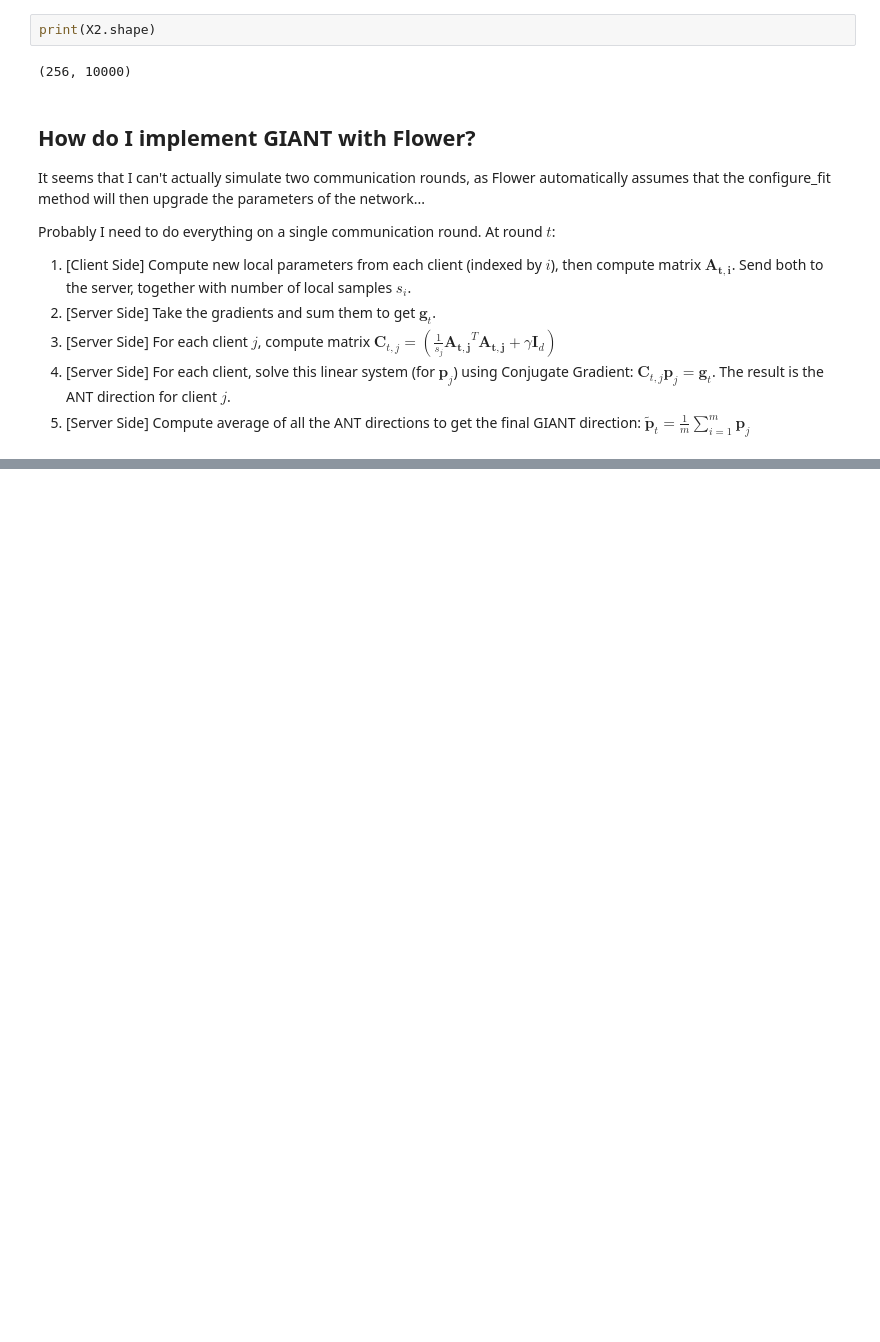
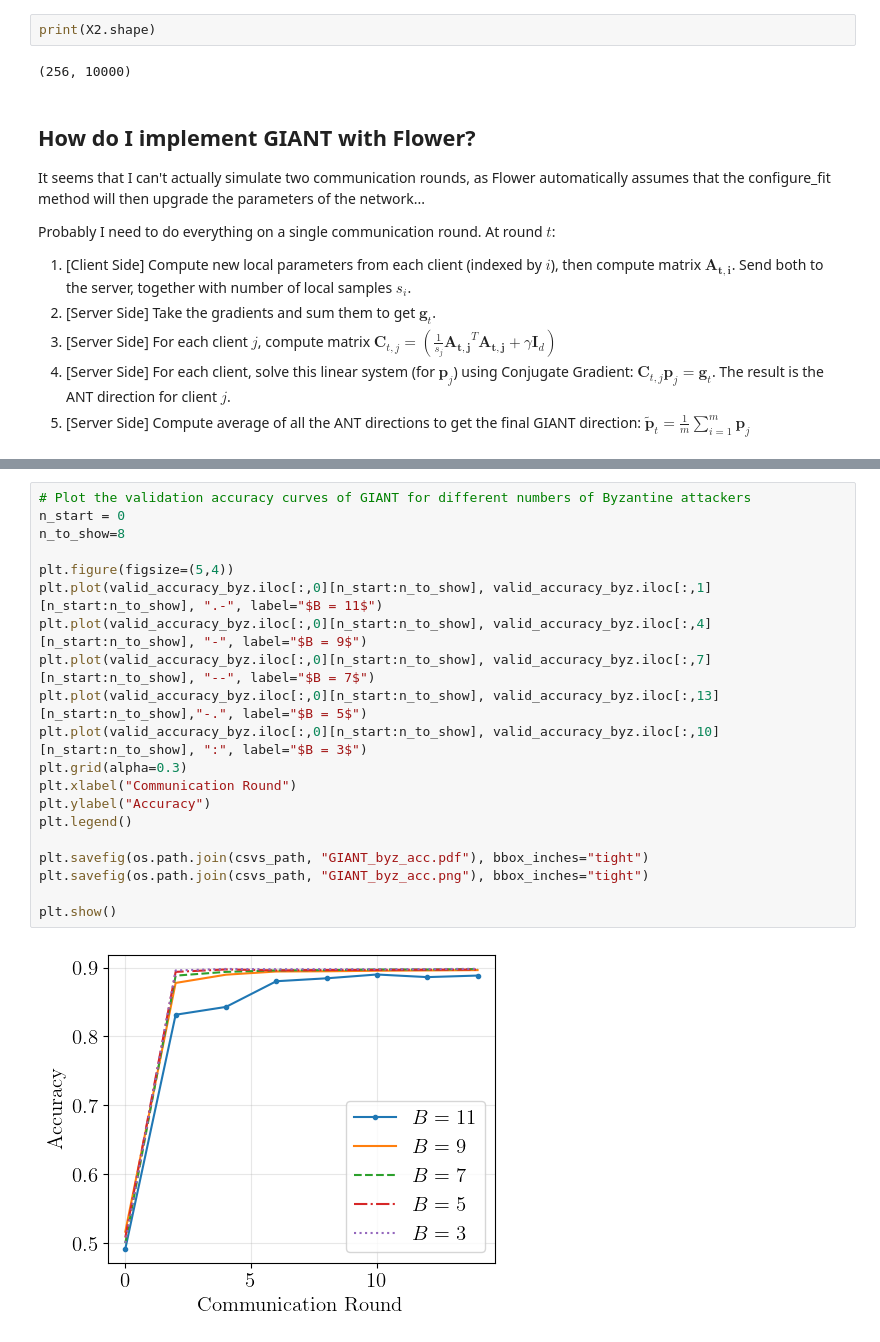
Before and after one commit to rmazzier/Distributed-Learning-project, a Jupyter notebook: notebook_riccardo.ipynb, the cells around one changed output, grey strips where cells are left out. Drawn from its saved outputs; the diff is of its cells as text; blank space fills up the shorter version.

```diff
--- a/notebook_riccardo.ipynb
+++ b/notebook_riccardo.ipynb
@@ -70,0 +190,22 @@ IMPLEMENT FL SIMULATOR FROM SCRATCH
+# %%
+# Plot the validation accuracy curves of GIANT for different numbers of Byzantine attackers
+n_start = 0
+n_to_show=8
+
+plt.figure(figsize=(5,4))
+plt.plot(valid_accuracy_byz.iloc[:,0][n_start:n_to_show], valid_accuracy_byz.iloc[:,1][n_start:n_to_show], ".-", label="$B = 11$")
+plt.plot(valid_accuracy_byz.iloc[:,0][n_start:n_to_show], valid_accuracy_byz.iloc[:,4][n_start:n_to_show], "-", label="$B = 9$")
+plt.plot(valid_accuracy_byz.iloc[:,0][n_start:n_to_show], valid_accuracy_byz.iloc[:,7][n_start:n_to_show], "--", label="$B = 7$")
+plt.plot(valid_accuracy_byz.iloc[:,0][n_start:n_to_show], valid_accuracy_byz.iloc[:,13][n_start:n_to_show],"-.", label="$B = 5$")
+plt.plot(valid_accuracy_byz.iloc[:,0][n_start:n_to_show], valid_accuracy_byz.iloc[:,10][n_start:n_to_show], ":", label="$B = 3$")
+plt.grid(alpha=0.3)
+plt.xlabel("Communication Round")
+plt.ylabel("Accuracy")
+plt.legend()
+
+plt.savefig(os.path.join(csvs_path, "GIANT_byz_acc.pdf"), bbox_inches="tight")
+plt.savefig(os.path.join(csvs_path, "GIANT_byz_acc.png"), bbox_inches="tight")
+
+plt.show()
+# %% [output]
+[figure, added]
```
Also changed, not shown: parts of 25 cells of this notebook, 4 other files.
